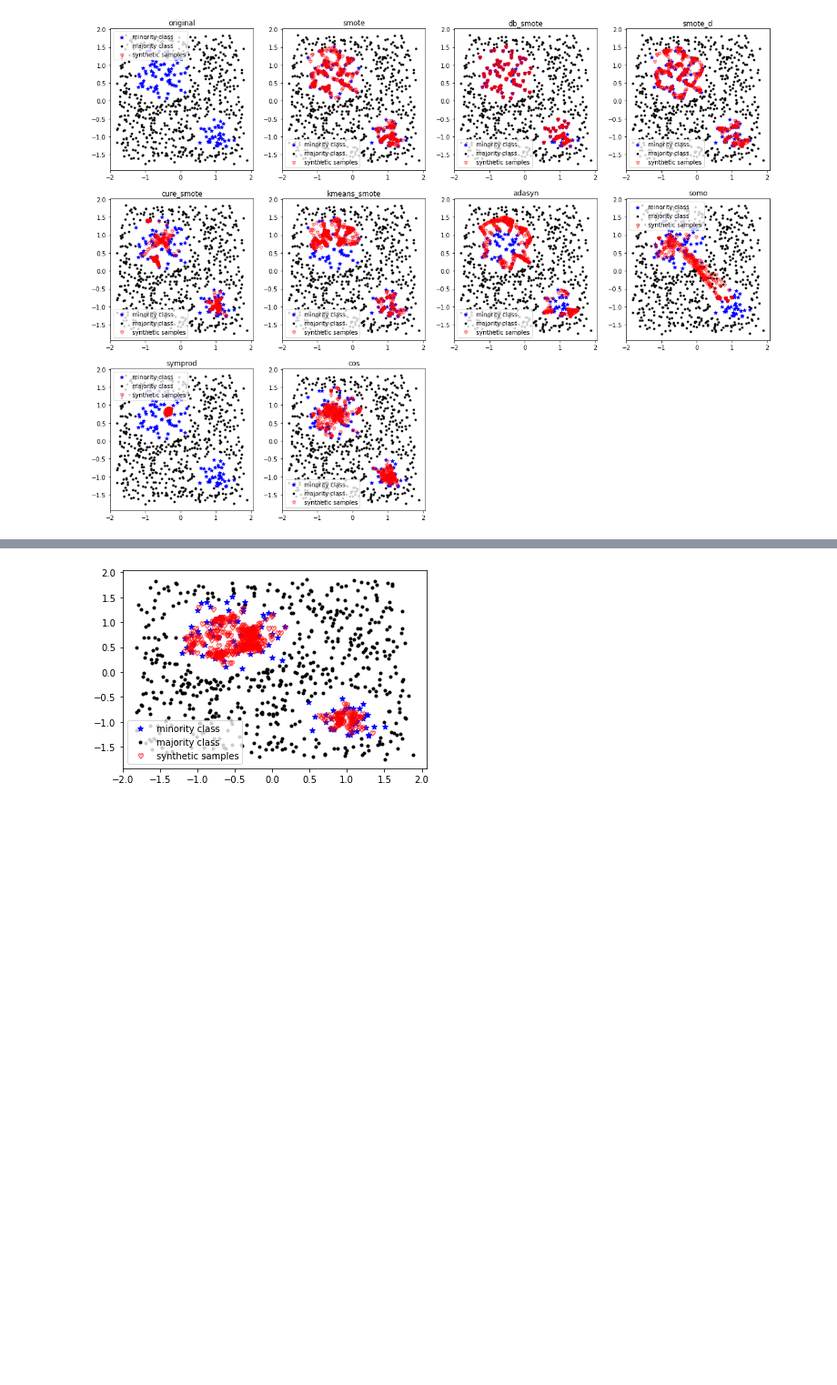
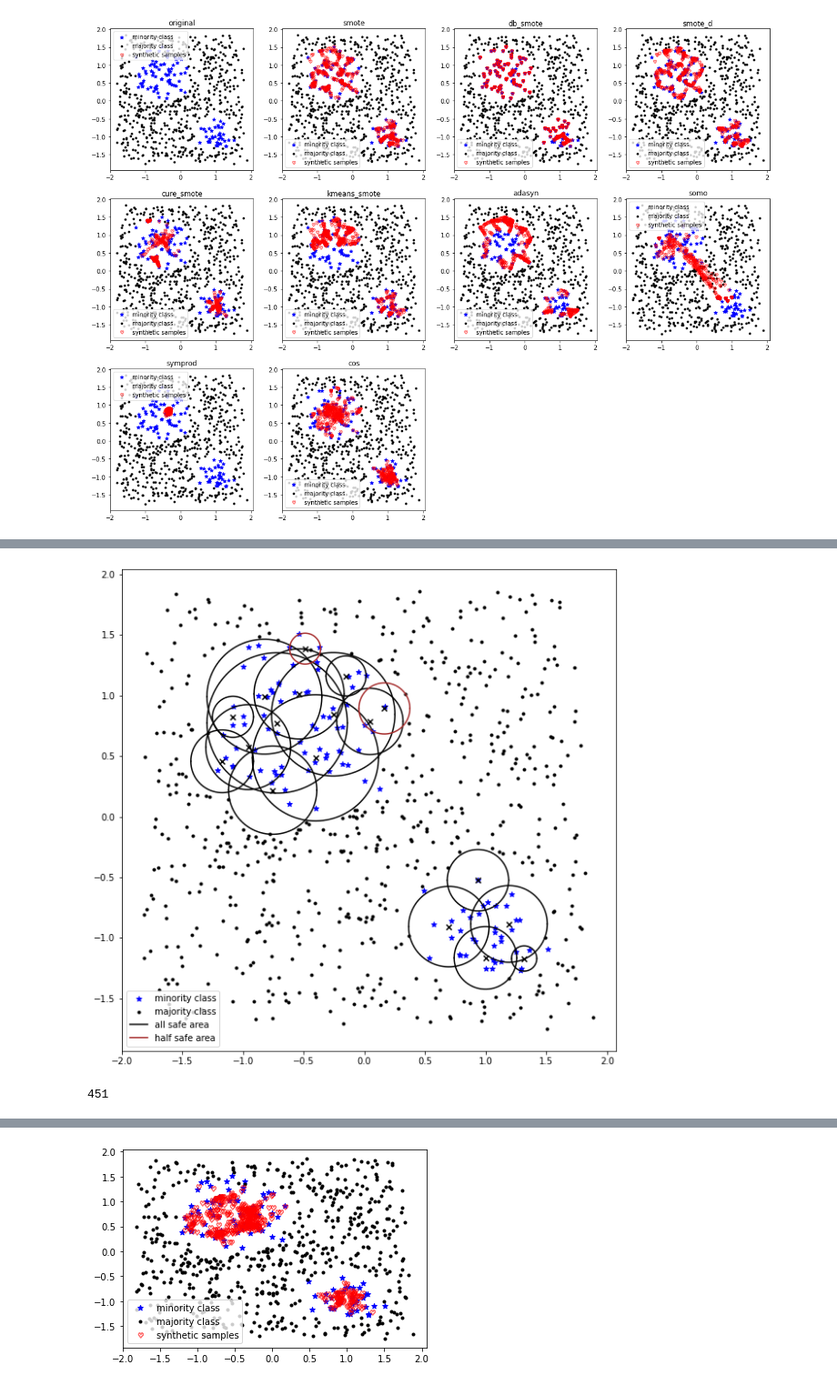
Before and after one commit to ghostqriver/AROSS, a Jupyter notebook: 10.9 Baseline implementation.ipynb, the cells around one changed output, grey strips where cells are left out. Shown at 91% size. Saved outputs shown, nothing was run; the diff lists cells and outputs as text; code cells hidden in the pictures; blank space fills up the shorter version.

```diff
--- a/10.9 Baseline implementation.ipynb
+++ b/10.9 Baseline implementation.ipynb
@@ -61,0 +86,13 @@ X_train,X_test,y_train,y_test = train_test_split(X,y,stratify=y,random_state=0)
+# %%
+# Generate the safe areas aroung all the representative points(in this function it will only focus on minority class's safe area, so only return min_all_safe_area,min_half_safe_area)
+
+areas,min_all_safe_area,min_half_safe_area = cos.safe_areas(X_train,all_reps,y_train,shrink_half=False)
+# expand_half=True: to expand half area, shrink_half=True: to shrink half area, both False, neither expand nor shrink, both True，shrink
+
+V.show_areas(X_train,y_train,min_all_safe_area,min_half_safe_area)
+# %% [output]
+[figure, added]
+# %%
+len(y_train[y_train==1]) - len(y_train[y_train==0])
+# %% [output]
+451
```
Also changed, not shown: parts of 20 cells of this notebook, 2 other files.
